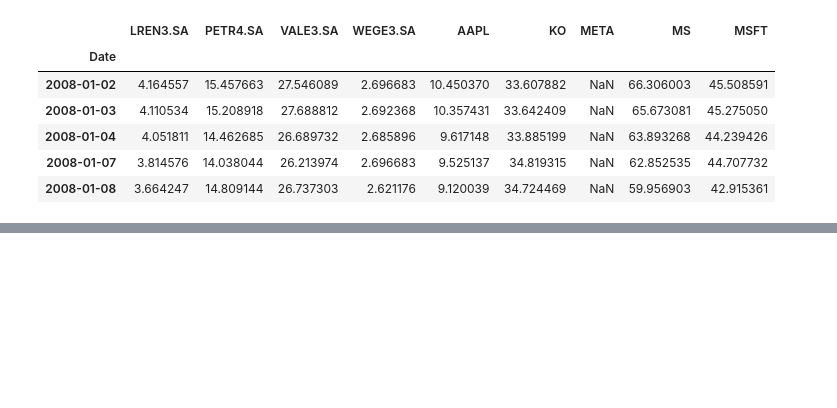
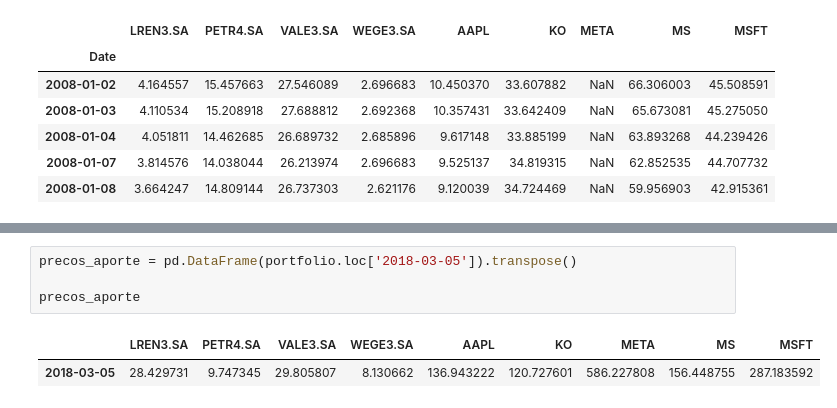
Before and after one commit to matheuslbrito/Estudos, a Jupyter notebook: ExercícioMentoria2.ipynb, the cells around one changed output, grey strips where cells are left out. Saved outputs shown, nothing was run; the diff lists cells and outputs as text; blank space fills up the shorter version.

```diff
--- a/ExercícioMentoria2.ipynb
+++ b/ExercícioMentoria2.ipynb
@@ -287,0 +315,7 @@ portfolio.tail()
+# %%
+precos_aporte = pd.DataFrame(portfolio.loc['2018-03-05']).transpose()
+
+precos_aporte
+# %% [output]
+|  | LREN3.SA | PETR4.SA | VALE3.SA | WEGE3.SA | AAPL | KO | META | MS | MSFT |
+| 2018-03-05 | 28.429731 | 9.747345 | 29.805807 | 8.130662 | 136.943222 | 120.727601 | 586.227808 | 156.448755 | 287.183592 |
```
Also changed, not shown: parts of 16 cells of this notebook.
